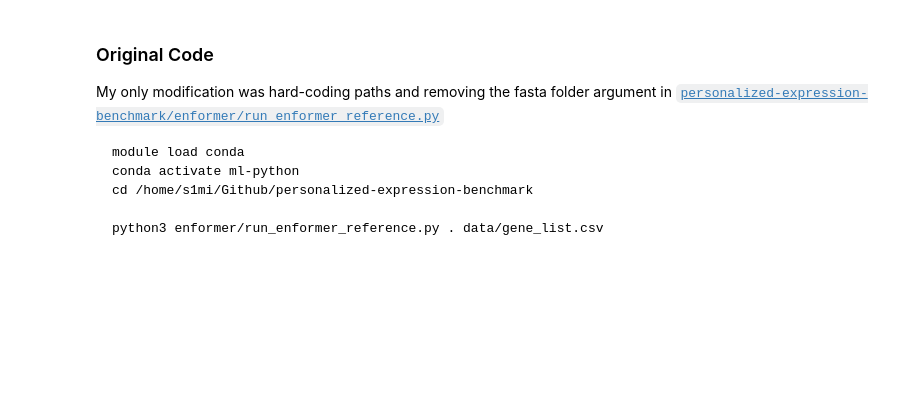
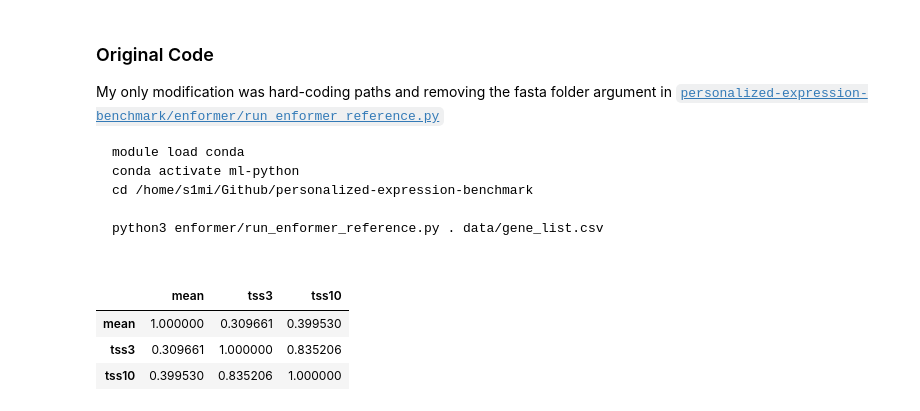
Before and after one commit to hakyimlab/sabrina-deep-learning-in-genomics, a Jupyter notebook: posts/2023-09-06-validating-Huang-et-al/index.ipynb, the cells around one changed output. Drawn from its saved outputs; the diff is of its cells as text; code cells hidden in the pictures; blank space fills up the shorter version.

````diff
--- a/posts/2023-09-06-validating-Huang-et-al/index.ipynb
+++ b/posts/2023-09-06-validating-Huang-et-al/index.ipynb
@@ -207,3 +207,12 @@ cd /home/s1mi/Github/personalized-expression-benchmark
 python3 enformer/run_enformer_reference.py . data/gene_list.csv
 
 ```
+# %%
+output = pd.read_csv("/home/s1mi/Github/personalized-expression-benchmark/output/reference_predictions.csv")
+corr_df = output[["mean", "tss3", "tss10"]].corr()
+corr_df
+# %% [output]
+|  | mean | tss3 | tss10 |
+| mean | 1.000000 | 0.309661 | 0.399530 |
+| tss3 | 0.309661 | 1.000000 | 0.835206 |
+| tss10 | 0.399530 | 0.835206 | 1.000000 |
````
